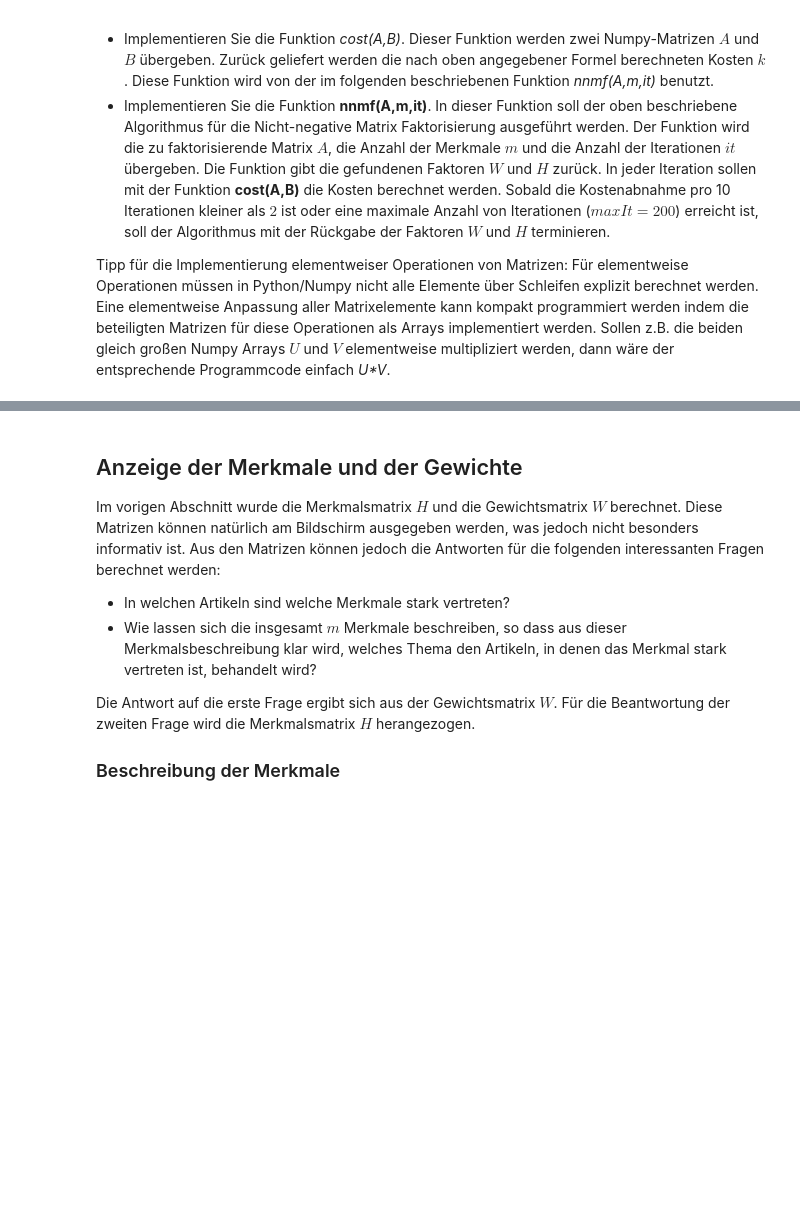
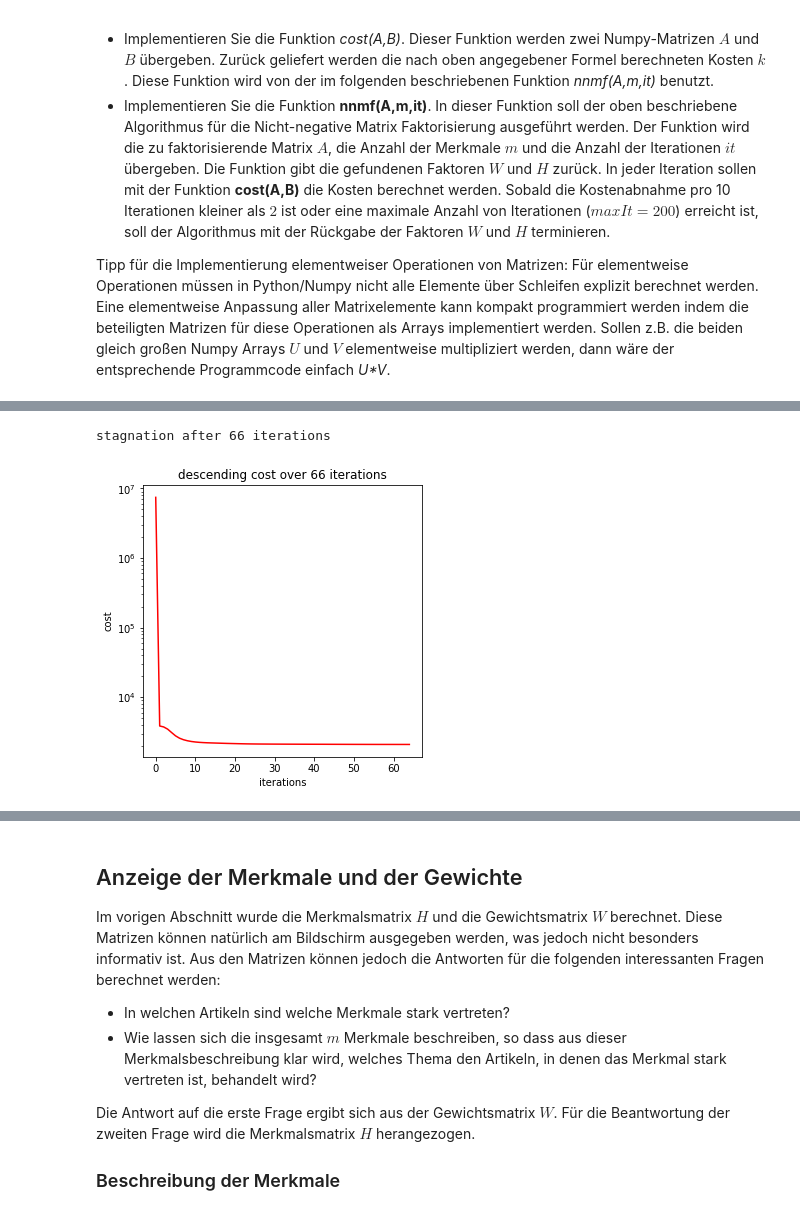
Before and after one commit to danielrotaermel/data-mining, a Jupyter notebook: VersuchTopicExtraction.ipynb, the cells around one changed output, grey strips where cells are left out. Drawn from its saved outputs; the diff is of its cells as text; code cells hidden in the pictures; blank space fills up the shorter version.

```diff
--- a/VersuchTopicExtraction.ipynb
+++ b/VersuchTopicExtraction.ipynb
@@ -212,12 +212,13 @@ for feed in feedlist:
     f=feedparser.parse(feed)
     for e in f.entries:
       #print '\n---------------------------'
-      if 'summary' in e.keys() and 'title' in e.keys():
+      if 'summary' in e.keys() and len(e.summary) > 10 and 'title' in e.keys() and len(e.title) > 10:
         text = stripHTML(e.description)
         title = stripHTML(e.title)
         rssfeeds = rssfeeds.append(pd.DataFrame({'title': title, 'text': text, 'source': feed}, index=[0]), ignore_index=True)
 print "------------------------------------------------------"
 print "------------------------------------------------------"
+print len(rssfeeds)
 # %% [output]
 --------------------Articles------------------------
 ******************************
@@ -418,0 +407,14 @@ print matrix_A
+# %%
+def makematrix(articlewords, allwords):
+    words = allwords.keys()
+    A = np.zeros((len(articlewords), len(allwords)), dtype=int)
+    for i, words_in_article in enumerate(articlewords):
+        v = [words_in_article[word] if word in words_in_article else 0 for word in words]
+        A[i] = v
+    return A, words
+
+A, words = makematrix(articlewords,allwords)
+print type(A)
+print A.shape
+print A[0].shape
+print A[0]
@@ -508,0 +449,59 @@ print interations, costs, '\n','\n','\n',  matrix_H, matrix_W
+# %%
+import matplotlib.pyplot as plt
+import matplotlib.colors as colors
+
+def calc_cost(A, B):
+    '''cost funktion -> sum(A-B)^2'''
+    return np.sum(np.square(A - B))
+
+#print calc_cost(matrix_A, matrix_B)
+
+def nnmf(A, m, it, threshhold=2):
+    (r, c) = A.shape
+
+    H = np.matrix(np.random.random((m, c)))
+    W = np.matrix(np.random.random((r, m)))
+
+    costs = []
+
+    for i in range(it):
+        #Berechne aktuelles Produkt  B=W∗H
+        B = W * H
+
+        #Abbruchbedingung
+        if len(costs) > 10 and (costs[-10] - costs[-1]) < threshhold:
+            print "stagnation after", i+1, "iterations\n"
+            break
+
+        # Berechnung der Kosten
+        costs.append(calc_cost(A, B))
+
+        #Anpassung der Matrix  H
+        H = np.multiply(H, (W.T * A)/(W.T*W*H))
+        #Anpassung der Matrix  W
+        W = np.multiply(W, (A * H.T)/(W*H*H.T))
+
+    if it - 1 == i:
+        print "reached max iterations\n"
+
+    return (H, W, costs, i+1)
+
+
+def cost(A, B):
+    return np.sum(np.square(A - B))
+
+H, W, costs, iterations = nnmf(A, 30, 200)
+
+ # plot curve
+plt.figure(figsize=(5, 5))
+plt.plot(range(iterations-1), costs, '-k', c='r')
+plt.yscale('log')
+plt.ylabel('cost')
+plt.xlabel('iterations')
+plt.title(('descending cost over %d' % iterations + ' iterations'))
+plt.show()
+
+print 'iter:',iterations, '\ncost:', costs[-1],"\n",costs, "\nH:\n",H,'\nW:\n',W
+# %% [output]
+stagnation after 66 iterations
+[figure, added]
```
Also changed, not shown: parts of 14 cells of this notebook.
